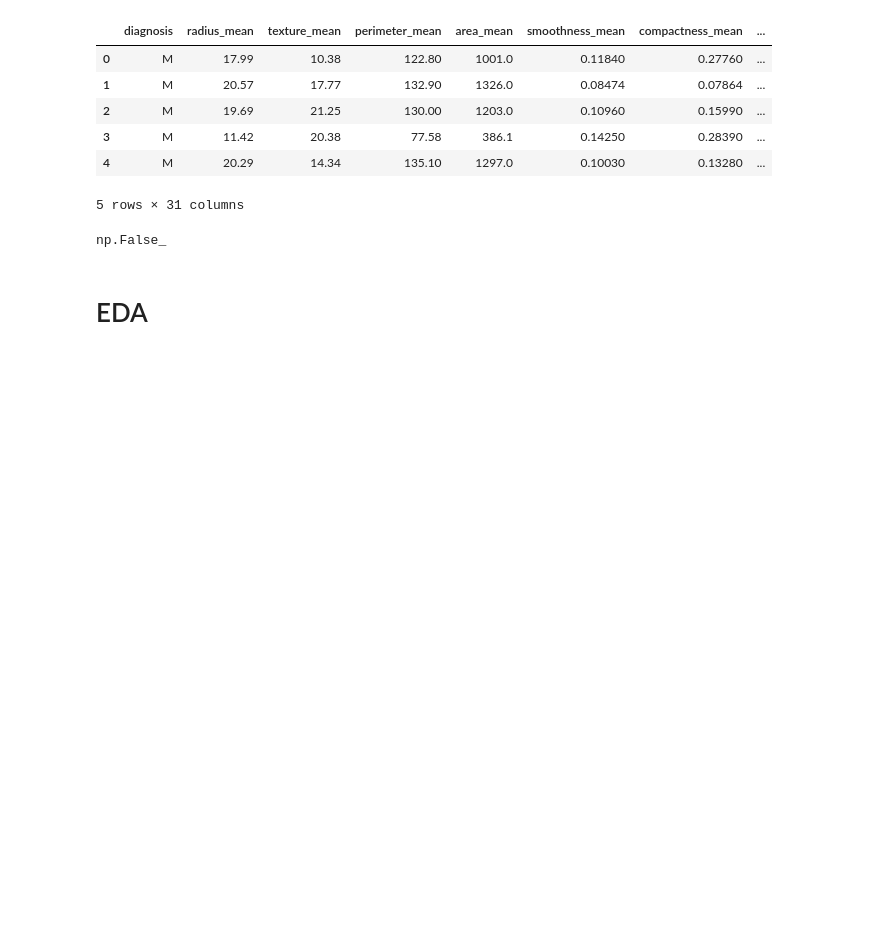
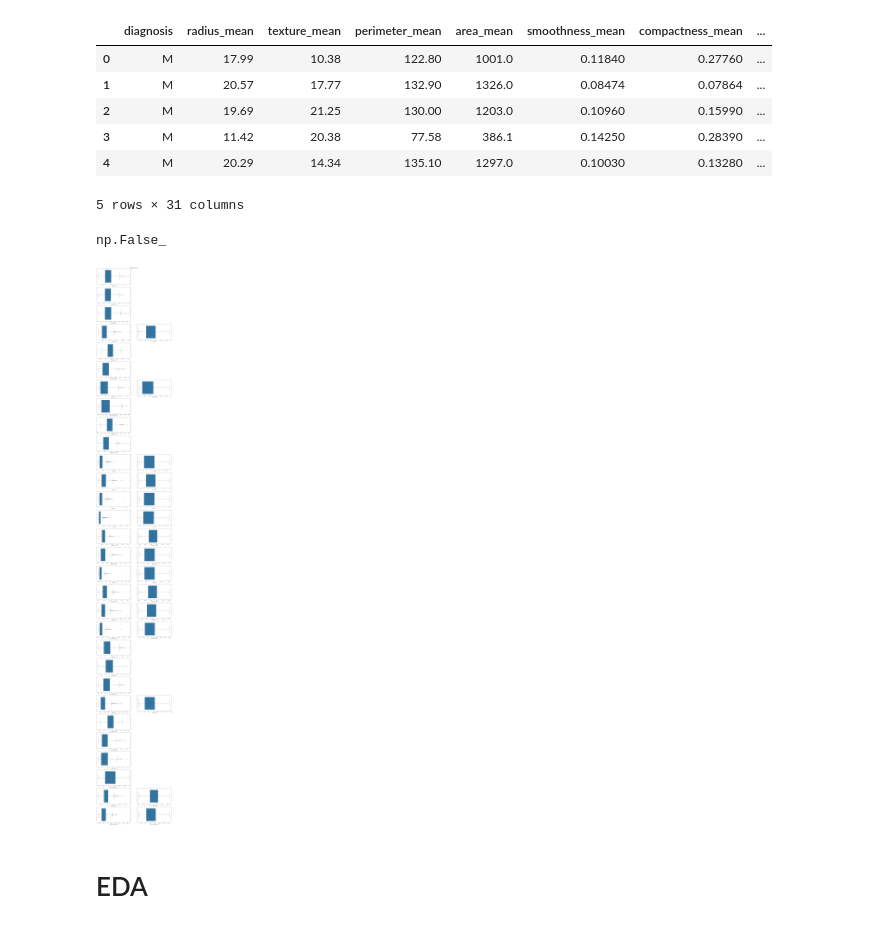
Before and after one commit to Helllooowrld/BreastCancerClassification, a Jupyter notebook: BreastCancerClassification.ipynb, the cells around one changed output. Drawn from its saved outputs; the diff is of its cells as text; code cells hidden in the pictures; blank space fills up the shorter version.

```diff
--- a/BreastCancerClassification.ipynb
+++ b/BreastCancerClassification.ipynb
@@ -61,6 +61,38 @@ df.notnull().any()
 df.duplicated().any()
 # %% [output]
 np.False_
+# %%
+def outlierHandling(cols):
+    index = 1
+    figure = plt.figure(figsize=(20, 150))
+    plt.axis('off')
+    plt.title("Boxplot of Features")
+    for name in cols:
+        plt.subplot(30, 2, index)
+        sns.boxplot(df, x=name)
+
+        lower_quantile = df[name].quantile(0.25)
+        upper_quantile = df[name].quantile(0.75)
+        iqr = upper_quantile - lower_quantile
+        upperbound = upper_quantile + 1.5 * iqr
+        lowerbound = lower_quantile - 1.5*iqr
+
+        if ((df[name] > upperbound).mean() > 0.03) | ((df[name] < lowerbound).mean() > 0.03):
+            df.loc[df[name] > upperbound, [name]] = upperbound
+            df.loc[df[name] < lowerbound, [name]] = lowerbound
+            index = index+1
+            plt.subplot(30, 2, index)
+            sns.boxplot(df, x=name)
+            index = index+1
+        else:
+            index = index+2
+
+    plt.show()
+# %%
+cols = df.drop("diagnosis", axis=1).columns
+outlierHandling(cols)
+# %% [output]
+[figure, added]
 # %% [markdown]
 # EDA
 # %%
```
Also changed, not shown: parts of 20 cells of this notebook.
